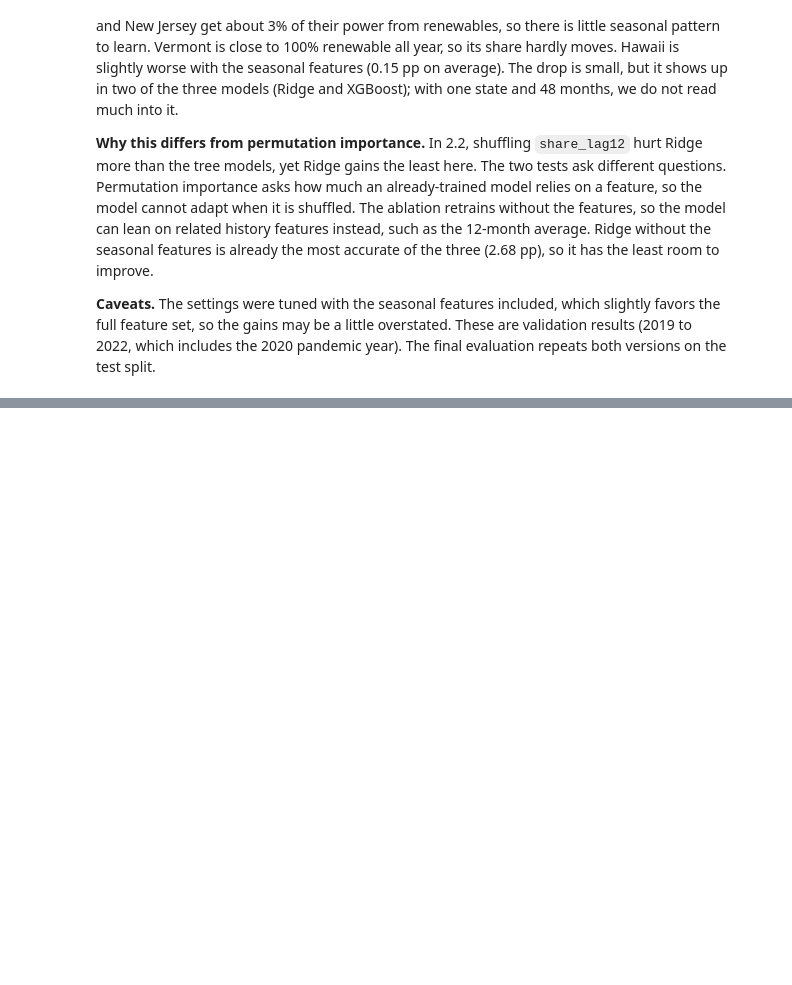
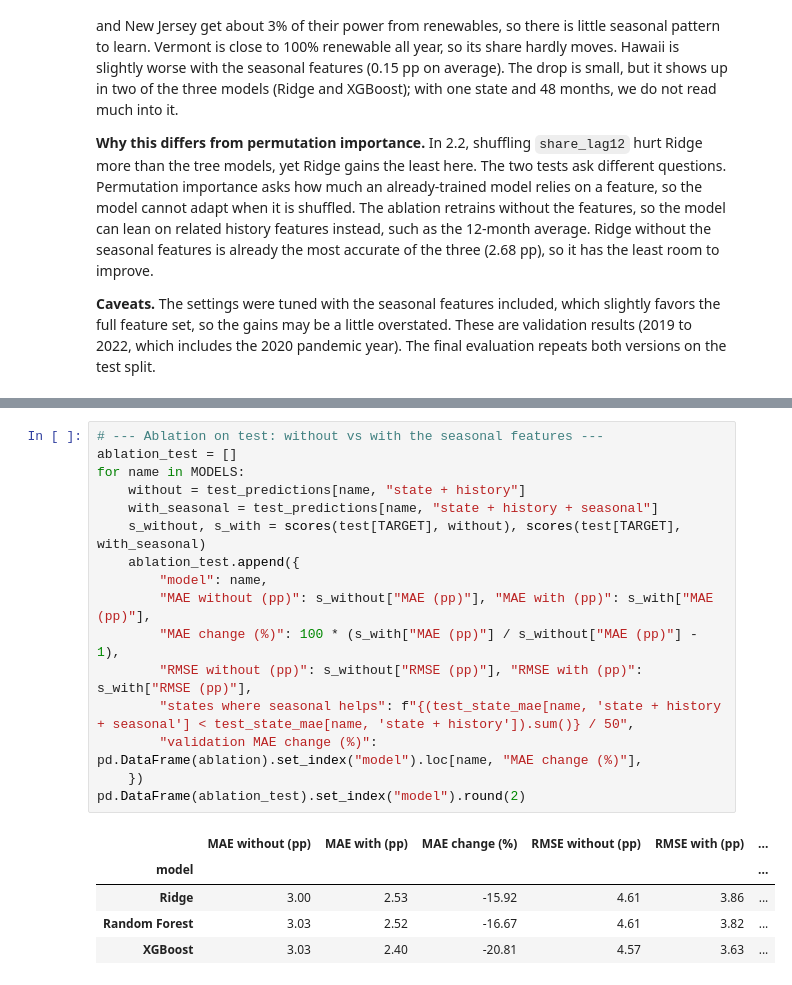
Before and after one commit to legacysti/ics635-final-project, a Jupyter notebook: ICS635_Final_Project.ipynb, the cells around one changed output, grey strips where cells are left out. Drawn from its saved outputs; the diff is of its cells as text; blank space fills up the shorter version.

```diff
--- a/ICS635_Final_Project.ipynb
+++ b/ICS635_Final_Project.ipynb
@@ -980,0 +1052,22 @@ includes the 2020 pandemic year). The final evaluation repeats both versions on
+# %%
+# --- Ablation on test: without vs with the seasonal features ---
+ablation_test = []
+for name in MODELS:
+    without = test_predictions[name, "state + history"]
+    with_seasonal = test_predictions[name, "state + history + seasonal"]
+    s_without, s_with = scores(test[TARGET], without), scores(test[TARGET], with_seasonal)
+    ablation_test.append({
+        "model": name,
+        "MAE without (pp)": s_without["MAE (pp)"], "MAE with (pp)": s_with["MAE (pp)"],
+        "MAE change (%)": 100 * (s_with["MAE (pp)"] / s_without["MAE (pp)"] - 1),
+        "RMSE without (pp)": s_without["RMSE (pp)"], "RMSE with (pp)": s_with["RMSE (pp)"],
+        "states where seasonal helps": f"{(test_state_mae[name, 'state + history + seasonal'] < test_state_mae[name, 'state + history']).sum()} / 50",
+        "validation MAE change (%)": pd.DataFrame(ablation).set_index("model").loc[name, "MAE change (%)"],
+    })
+pd.DataFrame(ablation_test).set_index("model").round(2)
+# %% [output]
+|  | MAE without (pp) | MAE with (pp) | MAE change (%) | RMSE without (pp) | RMSE with (pp) | ... |
+| model |  |  |  |  |  | ... |
+| Ridge | 3.00 | 2.53 | -15.92 | 4.61 | 3.86 | ... |
+| Random Forest | 3.03 | 2.52 | -16.67 | 4.61 | 3.82 | ... |
+| XGBoost | 3.03 | 2.40 | -20.81 | 4.57 | 3.63 | ... |
```
Also changed, not shown: parts of 7 cells of this notebook.
